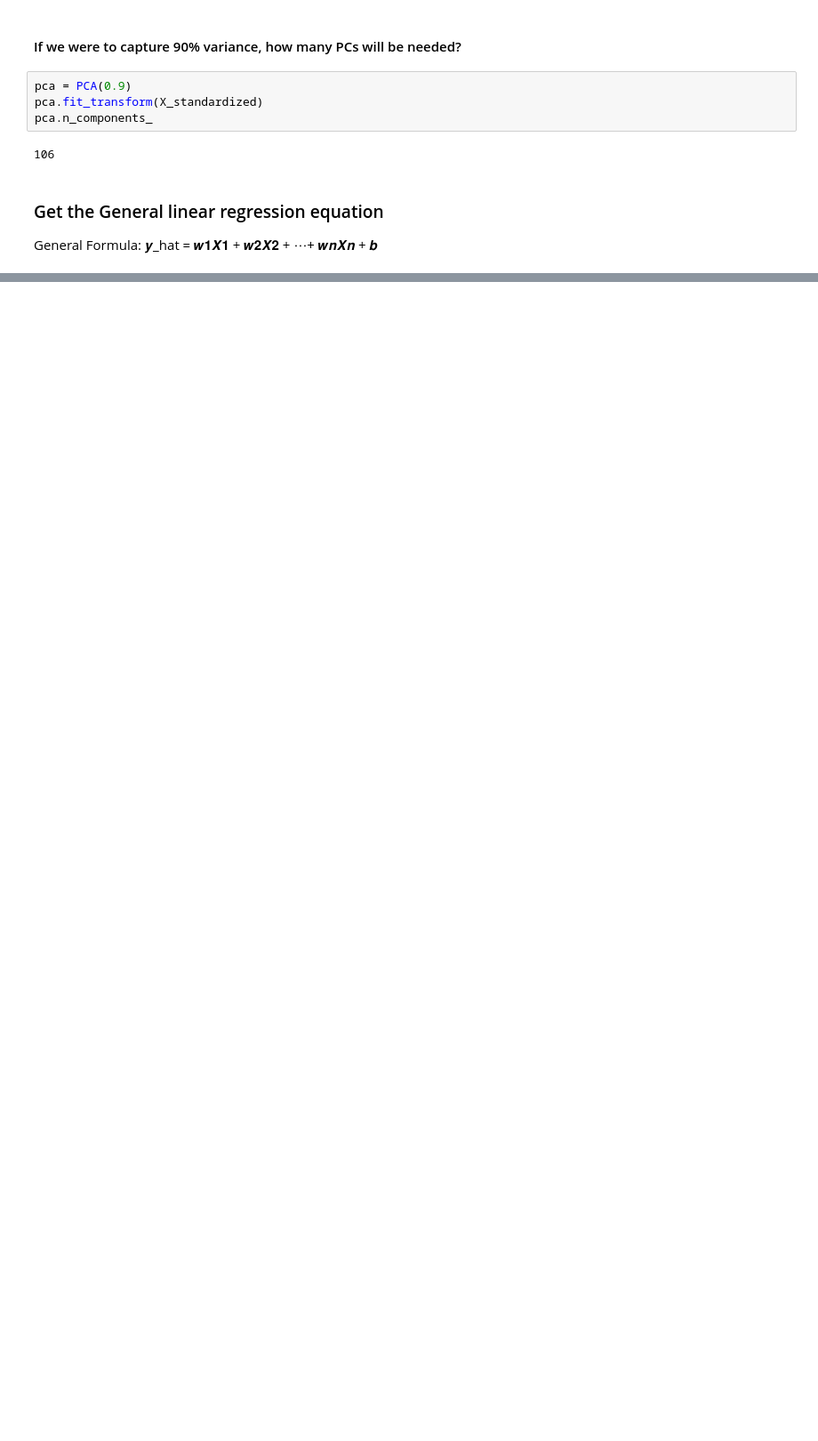
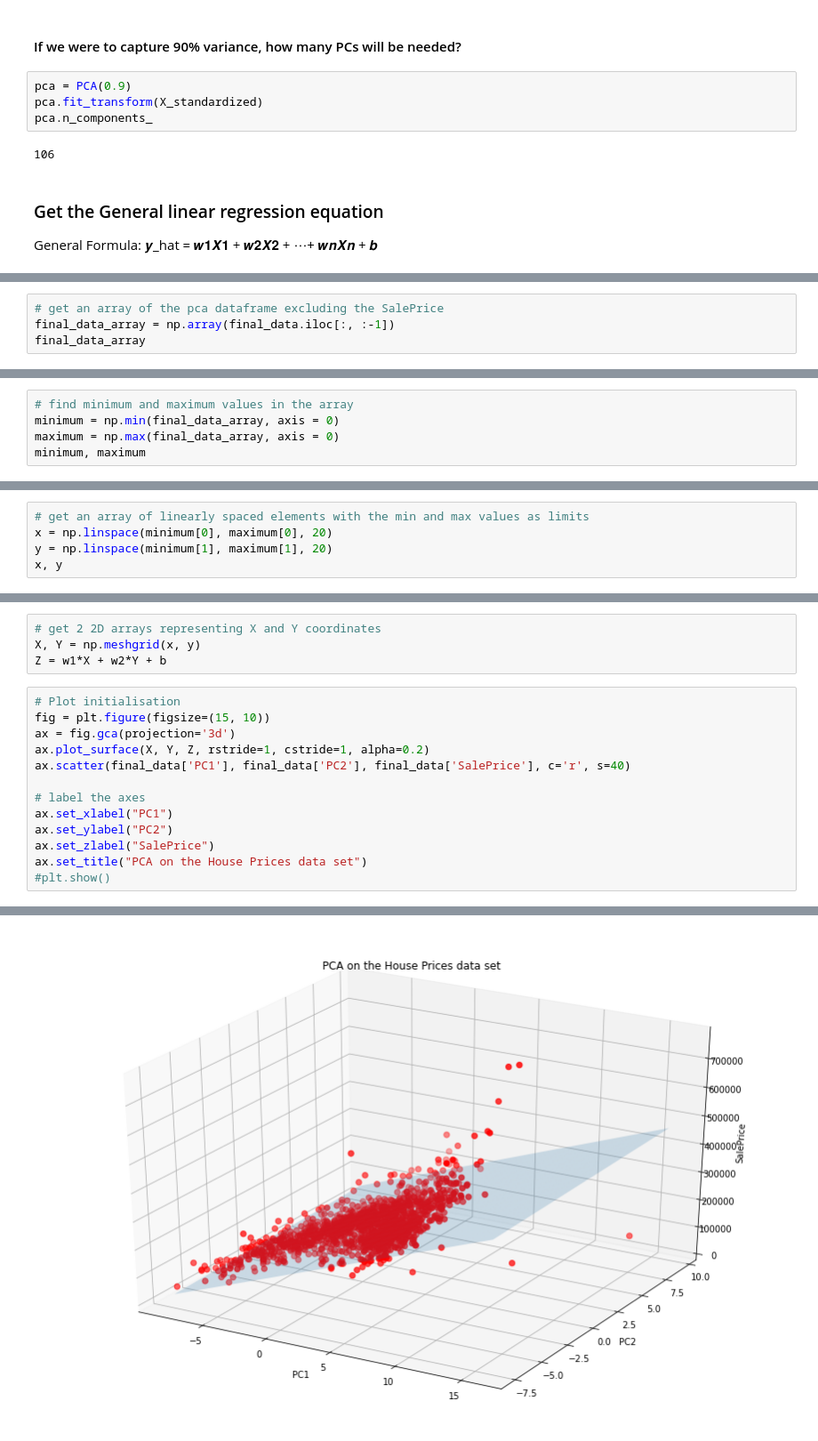
Before and after one commit to aubreyomondi/ML_Practicals, a Jupyter notebook: Feature_Extraction/PCA_on_house_prices_data/PCA_on_house_prices_data.ipynb, the cells around one changed output, grey strips where cells are left out. Shown at 89% size. Saved outputs shown, nothing was run; the diff lists cells and outputs as text; blank space fills up the shorter version.

```diff
--- a/Feature_Extraction/PCA_on_house_prices_data/PCA_on_house_prices_data.ipynb
+++ b/Feature_Extraction/PCA_on_house_prices_data/PCA_on_house_prices_data.ipynb
@@ -360,0 +364,4 @@ y_hat = 17073.5 X1 + 1120.12 X2 + 180921.2
+# %%
+# get an array of the pca dataframe excluding the SalePrice
+final_data_array = np.array(final_data.iloc[:, :-1])
+final_data_array
@@ -360,0 +376,5 @@ y_hat = 17073.5 X1 + 1120.12 X2 + 180921.2
+# %%
+# find minimum and maximum values in the array
+minimum = np.min(final_data_array, axis = 0)
+maximum = np.max(final_data_array, axis = 0)
+minimum, maximum
@@ -360,0 +383,5 @@ y_hat = 17073.5 X1 + 1120.12 X2 + 180921.2
+# %%
+# get an array of linearly spaced elements with the min and max values as limits
+x = np.linspace(minimum[0], maximum[0], 20)
+y = np.linspace(minimum[1], maximum[1], 20)
+x, y
@@ -360,0 +397,18 @@ y_hat = 17073.5 X1 + 1120.12 X2 + 180921.2
+# %%
+# get 2 2D arrays representing X and Y coordinates
+X, Y = np.meshgrid(x, y)
+Z = w1*X + w2*Y + b
+# %%
+# Plot initialisation
+fig = plt.figure(figsize=(15, 10))
+ax = fig.gca(projection='3d')
+ax.plot_surface(X, Y, Z, rstride=1, cstride=1, alpha=0.2)
+ax.scatter(final_data['PC1'], final_data['PC2'], final_data['SalePrice'], c='r', s=40)
+
+# label the axes
+ax.set_xlabel("PC1")
+ax.set_ylabel("PC2")
+ax.set_zlabel("SalePrice")
+ax.set_title("PCA on the House Prices data set")
+#plt.show()
+# %% [output]
@@ -360,0 +416 @@ y_hat = 17073.5 X1 + 1120.12 X2 + 180921.2
+[figure, added]
```
Also changed, not shown: parts of 12 cells of this notebook, 1 other file.
